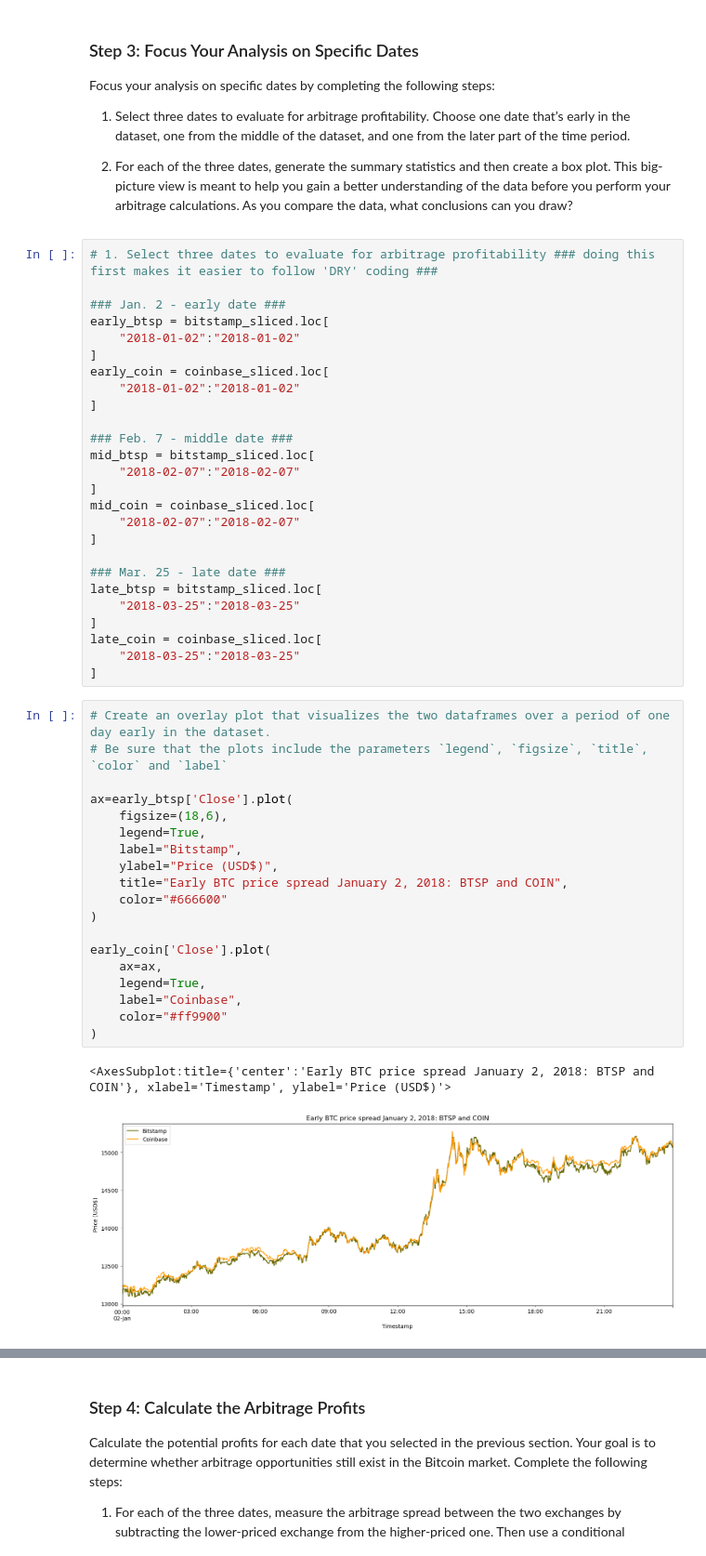
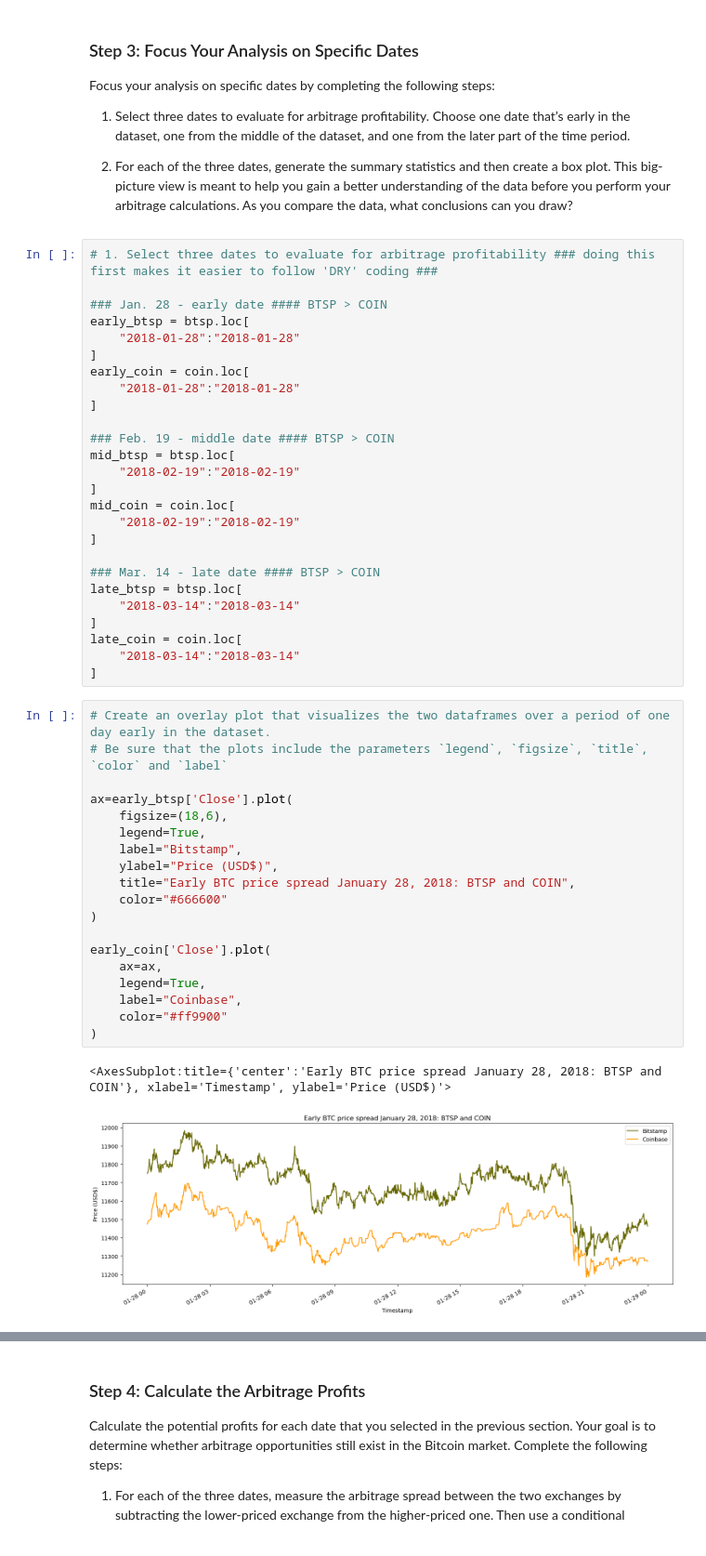
Before and after one commit to markwbeers/BTC_Visual_Arbitrage_Analyzer, a Jupyter notebook: crypto_arbitrage.ipynb, the cells around one changed output, grey strips where cells are left out. Shown at 93% size. Saved outputs shown, nothing was run; the diff lists cells and outputs as text.

```diff
--- a/crypto_arbitrage.ipynb
+++ b/crypto_arbitrage.ipynb
@@ -437,51 +435,51 @@ Focus your analysis on specific dates by completing the following steps:
 # %%
 # 1. Select three dates to evaluate for arbitrage profitability ### doing this first makes it easier to follow 'DRY' coding ###
 
-### Jan. 2 - early date ###
-early_btsp = bitstamp_sliced.loc[
-    "2018-01-02":"2018-01-02"
+### Jan. 28 - early date #### BTSP > COIN
+early_btsp = btsp.loc[
+    "2018-01-28":"2018-01-28"
 ]
-early_coin = coinbase_sliced.loc[
-    "2018-01-02":"2018-01-02"
+early_coin = coin.loc[
+    "2018-01-28":"2018-01-28"
 ]
 
-### Feb. 7 - middle date ###
-mid_btsp = bitstamp_sliced.loc[
-    "2018-02-07":"2018-02-07"
+### Feb. 19 - middle date #### BTSP > COIN
+mid_btsp = btsp.loc[
+    "2018-02-19":"2018-02-19"
 ]
-mid_coin = coinbase_sliced.loc[
-    "2018-02-07":"2018-02-07"
+mid_coin = coin.loc[
+    "2018-02-19":"2018-02-19"
 ]
 
-### Mar. 25 - late date ###
-late_btsp = bitstamp_sliced.loc[
-    "2018-03-25":"2018-03-25"
+### Mar. 14 - late date #### BTSP > COIN
+late_btsp = btsp.loc[
+    "2018-03-14":"2018-03-14"
 ]
-late_coin = coinbase_sliced.loc[
-    "2018-03-25":"2018-03-25"
+late_coin = coin.loc[
+    "2018-03-14":"2018-03-14"
 ]
 # %%
 # Create an overlay plot that visualizes the two dataframes over a period of one day early in the dataset.
 # Be sure that the plots include the parameters `legend`, `figsize`, `title`, `color` and `label`
 
 ax=early_btsp['Close'].plot(
     figsize=(18,6),
     legend=True,
     label="Bitstamp",
     ylabel="Price (USD$)",
-    title="Early BTC price spread January 2, 2018: BTSP and COIN",
+    title="Early BTC price spread January 28, 2018: BTSP and COIN",
     color="#666600"
 )
 
 early_coin['Close'].plot(
     ax=ax,
     legend=True,
     label="Coinbase",
     color="#ff9900"
 )
 # %% [output]
-<AxesSubplot:title={'center':'Early BTC price spread January 2, 2018: BTSP and COIN'}, xlabel='Timestamp', ylabel='Price (USD$)'>
+<AxesSubplot:title={'center':'Early BTC price spread January 28, 2018: BTSP and COIN'}, xlabel='Timestamp', ylabel='Price (USD$)'>
-[figure, old version]
+[figure, new version]
 # %%
 # Using the early date that you have selected, calculate the arbitrage spread
 # by subtracting the bitstamp lower closing prices from the coinbase higher closing prices
```
Also changed, not shown: parts of 38 cells of this notebook.
